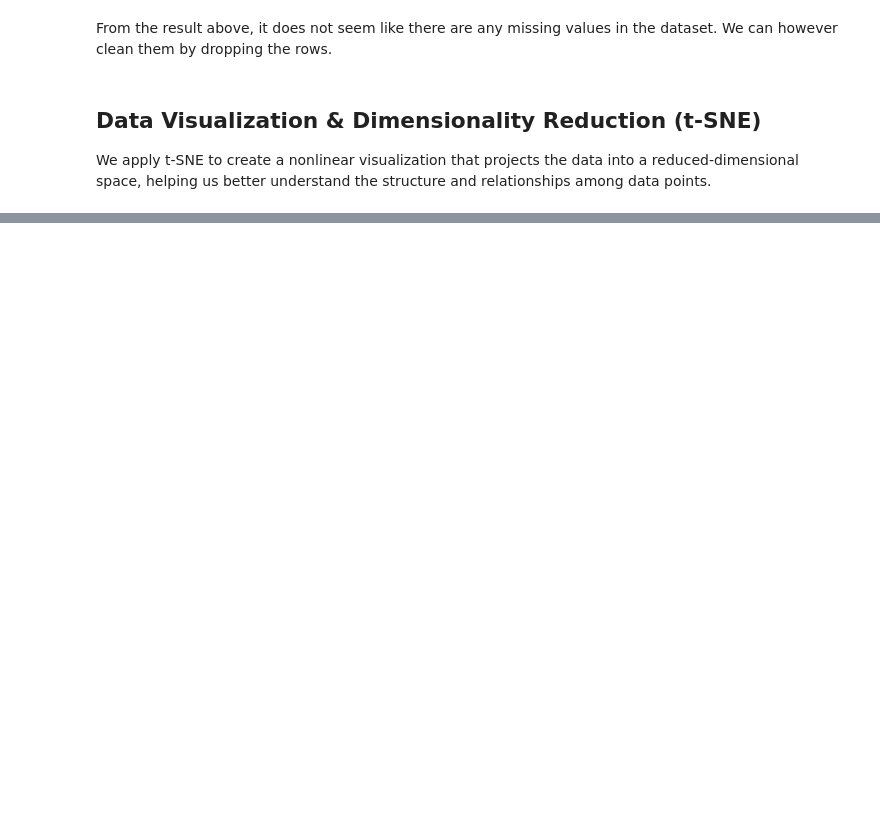
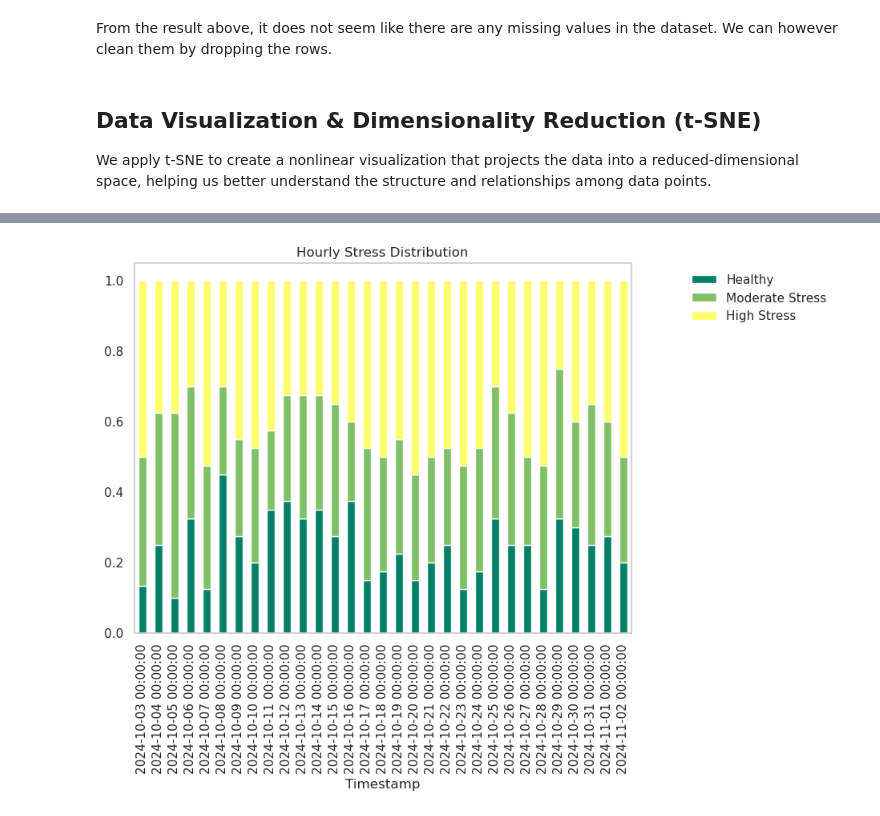
Before and after one commit to amenzies23/CMPT-459-Project, a Jupyter notebook: eda.ipynb, the cells around one changed output, grey strips where cells are left out. Saved outputs shown, nothing was run; the diff lists cells and outputs as text; code cells hidden in the pictures; blank space fills up the shorter version.

```diff
--- a/eda.ipynb
+++ b/eda.ipynb
@@ -60,0 +165,11 @@ plt.show()
+# %%
+stress_levels = y.reset_index().groupby("Timestamp").apply(proportion).reset_index()
+stress_per_sample = stress_levels.pivot(
+    index='Timestamp',
+    columns='Plant_Health_Status',
+    values='proportion'
+).fillna(0)
+# %%
+order = ["Healthy","Moderate Stress", "High Stress"]
+daily = stress_per_sample.resample("D").mean()[order]
+weekly = stress_per_sample.resample("W").mean()[order]
@@ -60,0 +179,7 @@ plt.show()
+# %%
+daily.plot(kind='bar', stacked=True, colormap='summer', figsize=(8,6))
+plt.legend(frameon = False,bbox_to_anchor = (1.1,1))
+plt.title("Hourly Stress Distribution")
+plt.grid(False)
+# %% [output]
+[figure, added]
```
Also changed, not shown: parts of 38 cells of this notebook, 3 other files.
